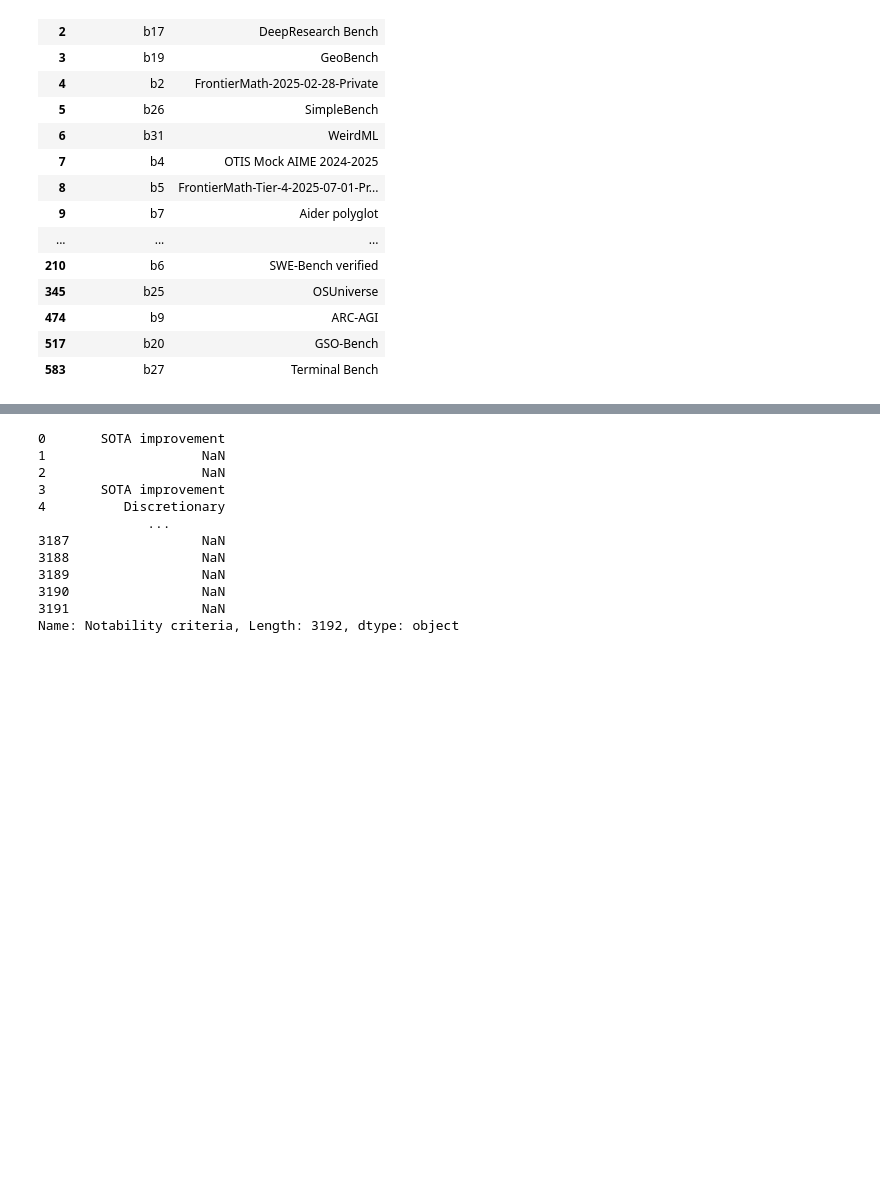
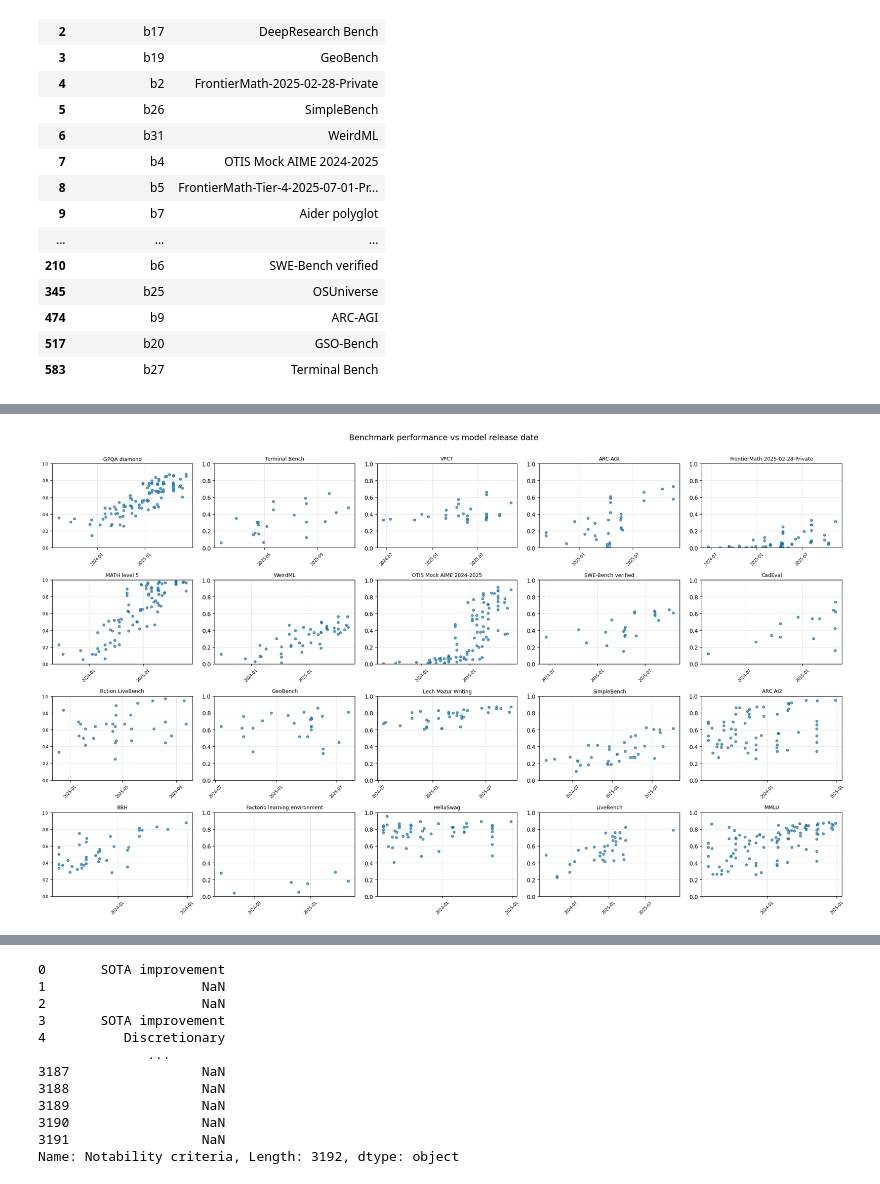
Before and after one commit to epoch-research/benchmark-stitching, a Jupyter notebook: analysis/data_exploration.ipynb, the cells around one changed output, grey strips where cells are left out. Cells and saved outputs as stored; diff of their text form; code cells hidden in the pictures; blank space fills up the shorter version.

Commit message:
update results using latest data

```diff
--- a/analysis/data_exploration.ipynb
+++ b/analysis/data_exploration.ipynb
@@ -47,3 +48,91 @@ scores_df[["benchmark_id", "benchmark"]].drop_duplicates()
 | 474 | b9 | ARC-AGI |
 | 517 | b20 | GSO-Bench |
 | 583 | b27 | Terminal Bench |
+# %%
+# Alternative: Plot ALL available benchmarks in a large grid
+import numpy as np
+import math
+
+# ============================================================================
+# MANUAL CONTROLS: Edit these parameters to customize the plot
+# ============================================================================
+max_benchmarks_to_plot = 20  # Set to a number (e.g., 20) to limit, or None for all
+nrows_manual = 4  # Set to a number to manually specify rows, or None for auto
+ncols_manual = 5  # Set to a number to manually specify columns, or None for auto
+# ============================================================================
+
+# Prepare data
+_df = scores_df.copy()
+_df['date_parsed'] = pd.to_datetime(_df['date'], errors='coerce')
+
+# Get all unique benchmarks
+unique_benchmarks = _df['benchmark'].dropna().unique().tolist()
+
+# Limit number of benchmarks if specified
+if max_benchmarks_to_plot is not None and max_benchmarks_to_plot < len(unique_benchmarks):
+    unique_benchmarks = unique_benchmarks[:max_benchmarks_to_plot]
+    print(f"Limited to first {max_benchmarks_to_plot} benchmarks")
+
+num_benchmarks = len(unique_benchmarks)
+print(f"Plotting {num_benchmarks} benchmarks")
+
+# Calculate or use manual grid dimensions
+if nrows_manual is not None and ncols_manual is not None:
+    nrows = nrows_manual
+    ncols = ncols_manual
+    print(f"Using manual grid dimensions: {nrows} rows x {ncols} columns")
+elif nrows_manual is not None:
+    nrows = nrows_manual
+    ncols = math.ceil(num_benchmarks / nrows)
+    print(f"Using manual rows ({nrows}), auto columns: {nrows} rows x {ncols} columns")
+elif ncols_manual is not None:
+    ncols = ncols_manual
+    nrows = math.ceil(num_benchmarks / ncols)
+    print(f"Using manual columns ({ncols}), auto rows: {nrows} rows x {ncols} columns")
+else:
+    # Auto-calculate grid dimensions (aim for roughly square, slightly wider than tall)
+    ncols = math.ceil(math.sqrt(num_benchmarks * 1.3))
+    nrows = math.ceil(num_benchmarks / ncols)
+    print(f"Auto-calculated grid dimensions: {nrows} rows x {ncols} columns")
+
+# Create subplots with appropriate figure size
+fig_width = ncols * 4
+fig_height = nrows * 3
+fig, axes = plt.subplots(nrows, ncols, figsize=(fig_width, fig_height), sharey=True)
+axes = axes.flatten() if isinstance(axes, np.ndarray) else [axes]
+
+for i, ax in enumerate(axes):
+    if i >= num_benchmarks:
+        fig.delaxes(ax)
+        continue
+
+    bench = unique_benchmarks[i]
+    sub = (
+        _df[_df['benchmark'] == bench]
+        .dropna(subset=['date_parsed', 'performance'])
+        .sort_values('date_parsed')
+    )
+
+    ax.scatter(sub['date_parsed'], sub['performance'], s=18, alpha=0.7)
+    ax.set_title(str(bench), fontsize=9)
+    ax.set_ylim(0, 1)
+    ax.xaxis.set_major_formatter(mdates.DateFormatter('%Y-%m'))
+    ax.xaxis.set_major_locator(mdates.AutoDateLocator(minticks=2, maxticks=4))
+
+    for label in ax.get_xticklabels():
+        label.set_rotation(45)
+        label.set_fontsize(7)
+
+    for label in ax.get_yticklabels():
+        label.set_fontsize(7)
+
+    ax.grid(True, alpha=0.3)
+
+    # Ensure tick labels show on all subplots
+    ax.tick_params(labelbottom=True, labelleft=True)
+
+fig.suptitle('Benchmark performance vs model release date', fontsize=14, y=0.995)
+fig.tight_layout(rect=[0, 0, 1, 0.99])
+# plt.savefig("outputs/notebooks/benchmark_performance_vs_time_grid_all.pdf", dpi=300, bbox_inches='tight')
+plt.show()
+# %% [output]
@@ -50,3 +142,4 @@ scores_df[["benchmark_id", "benchmark"]].drop_duplicates()
+[figure, added]
 # %%
 # 3x3 grid: Benchmark performance vs time for selected benchmarks (or random if none specified)
 import numpy as np
```
Also changed, not shown: parts of 5 cells of this notebook, 3 other files.
